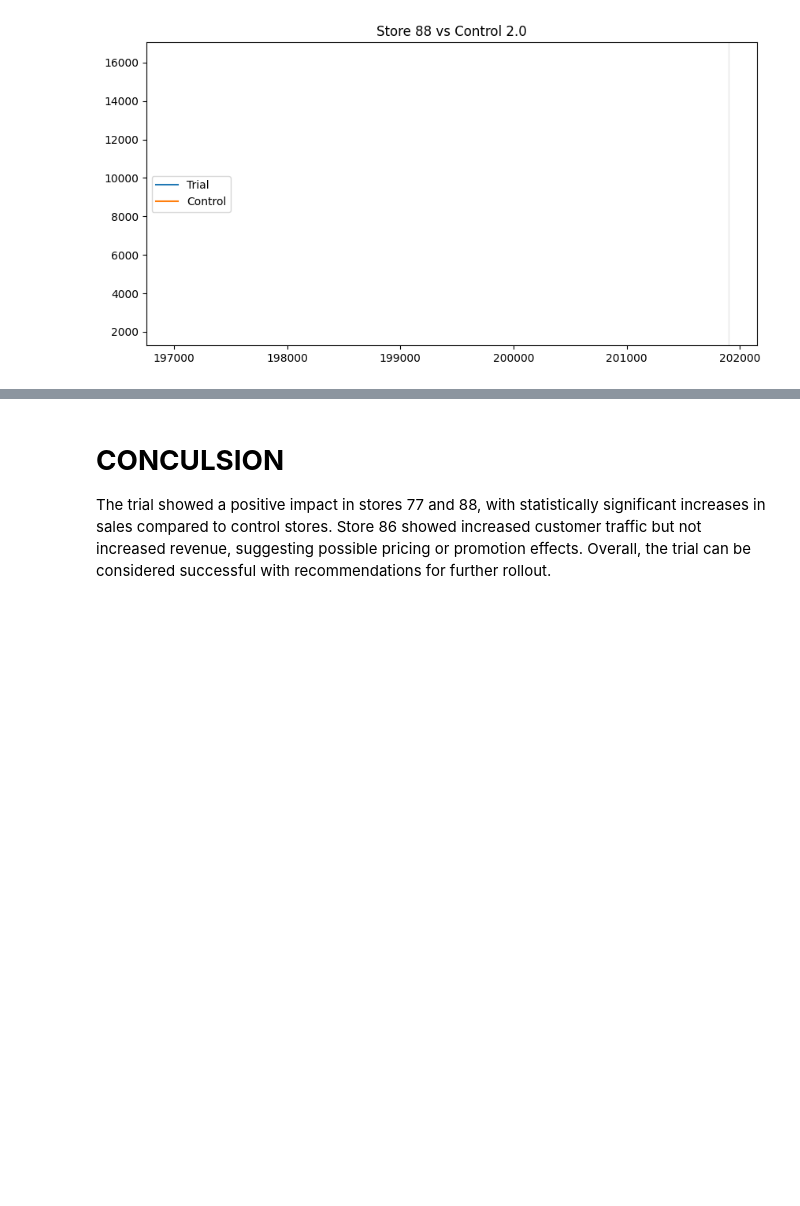
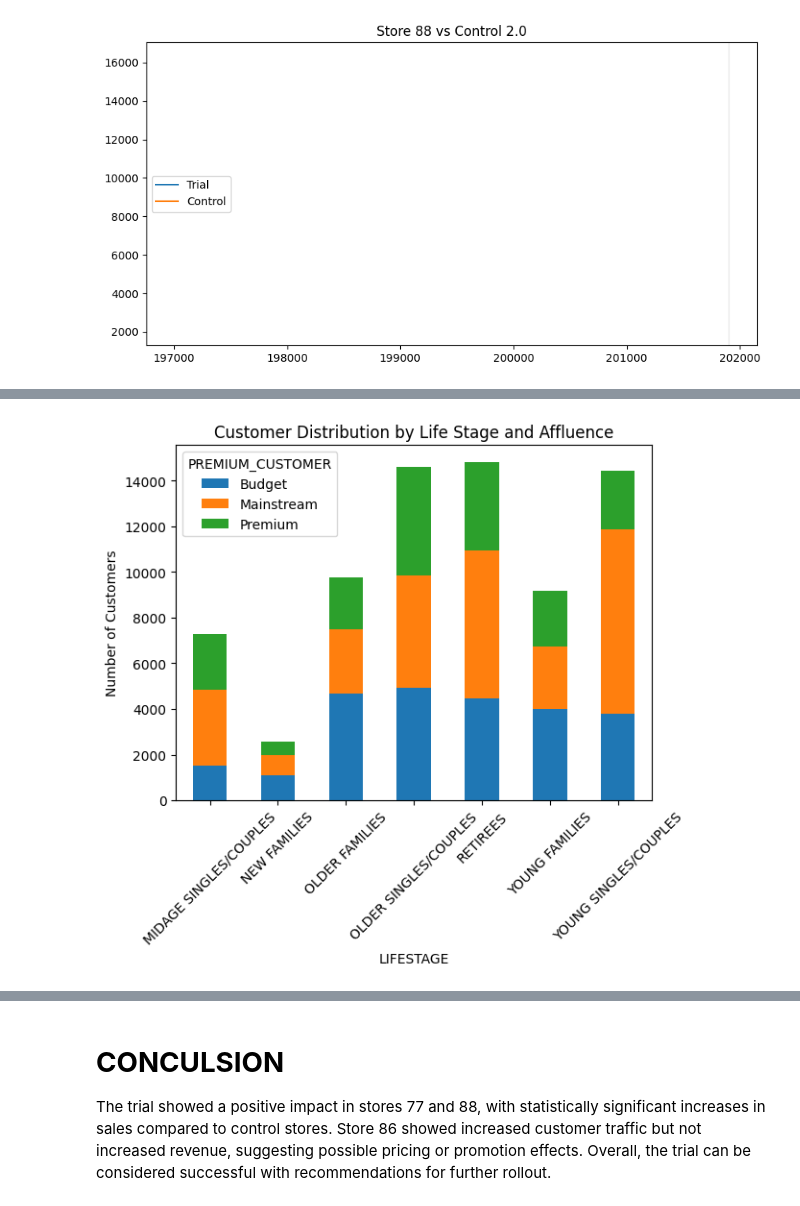
Before and after one commit to hedaootanisha/Customer_Analysis, a Jupyter notebook: Customer_Analysis.ipynb, the cells around one changed output, grey strips where cells are left out. Saved outputs shown, nothing was run; the diff lists cells and outputs as text; code cells hidden in the pictures; blank space fills up the shorter version.

```diff
--- a/Customer_Analysis.ipynb
+++ b/Customer_Analysis.ipynb
@@ -485,0 +506,15 @@ plot_trial(88, control_88)
+# %%
+import matplotlib.pyplot as plt
+
+# Create count table
+customer_dist = df.groupby(['LIFESTAGE', 'PREMIUM_CUSTOMER'])['LYLTY_CARD_NBR'].nunique().unstack()
+
+# Plot
+customer_dist.plot(kind='bar', stacked=True)
+
+plt.title("Customer Distribution by Life Stage and Affluence")
+plt.ylabel("Number of Customers")
+plt.xticks(rotation=45)
+plt.show()
+# %% [output]
+[figure, added]
```
Also changed, not shown: parts of 4 cells of this notebook.
